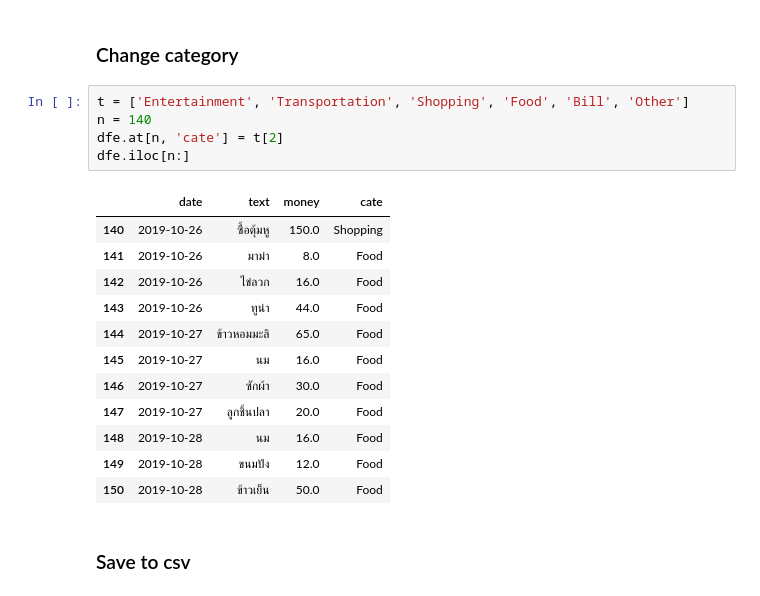
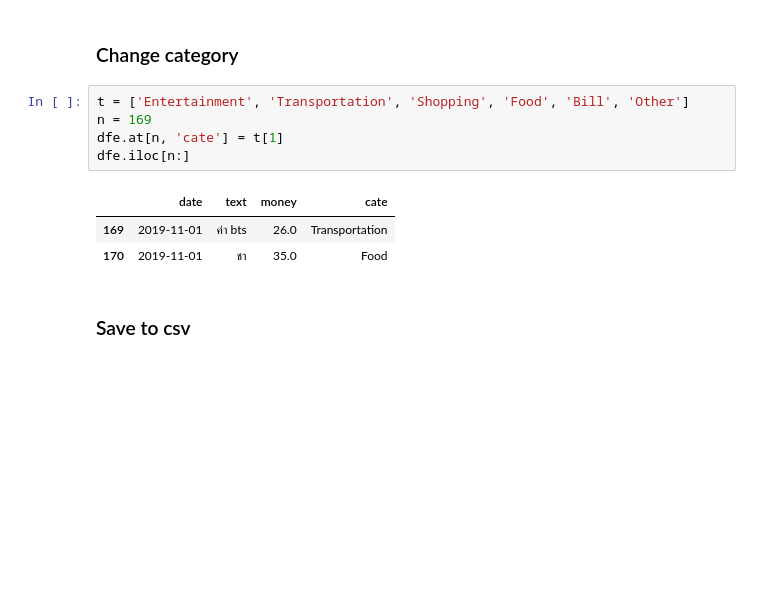
Before and after one commit to jakkritsonsanit/ChatBotExpenses, a Jupyter notebook: CollectData.ipynb, the cells around one changed output. Saved outputs shown, nothing was run; the diff lists cells and outputs as text; blank space fills up the shorter version.

```diff
--- a/CollectData.ipynb
+++ b/CollectData.ipynb
@@ -98,22 +98,13 @@ dfe.tail(10)
 ### Change category
 # %%
 t = ['Entertainment', 'Transportation', 'Shopping', 'Food', 'Bill', 'Other']
-n = 140
-dfe.at[n, 'cate'] = t[2]
+n = 169
+dfe.at[n, 'cate'] = t[1]
 dfe.iloc[n:]
 # %% [output]
 |  | date | text | money | cate |
-| 140 | 2019-10-26 | ซื้อตุ้มหู | 150.0 | Shopping |
-| 141 | 2019-10-26 | มาม่า | 8.0 | Food |
-| 142 | 2019-10-26 | ไข่ลวก | 16.0 | Food |
-| 143 | 2019-10-26 | ทูน่า | 44.0 | Food |
-| 144 | 2019-10-27 | ข้าวหอมมะลิ | 65.0 | Food |
-| 145 | 2019-10-27 | นม | 16.0 | Food |
-| 146 | 2019-10-27 | ซักผ้า | 30.0 | Food |
-| 147 | 2019-10-27 | ลูกชิ้นปลา | 20.0 | Food |
-| 148 | 2019-10-28 | นม | 16.0 | Food |
-| 149 | 2019-10-28 | ขนมปัง | 12.0 | Food |
-| 150 | 2019-10-28 | ข้าวเย็น | 50.0 | Food |
+| 169 | 2019-11-01 | ค่า bts | 26.0 | Transportation |
+| 170 | 2019-11-01 | ชา | 35.0 | Food |
 # %% [markdown]
 ### Save to csv
 # %%
```
Also changed, not shown: parts of 13 cells of this notebook, 1 other file.
